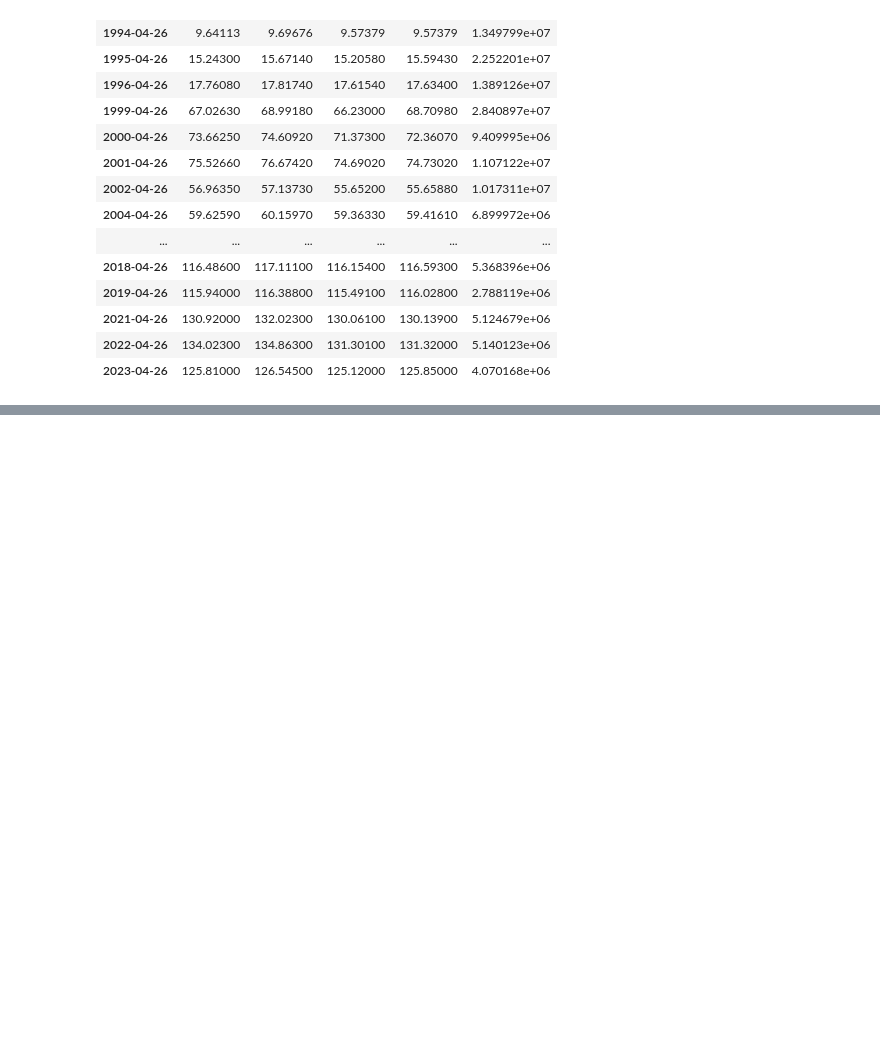
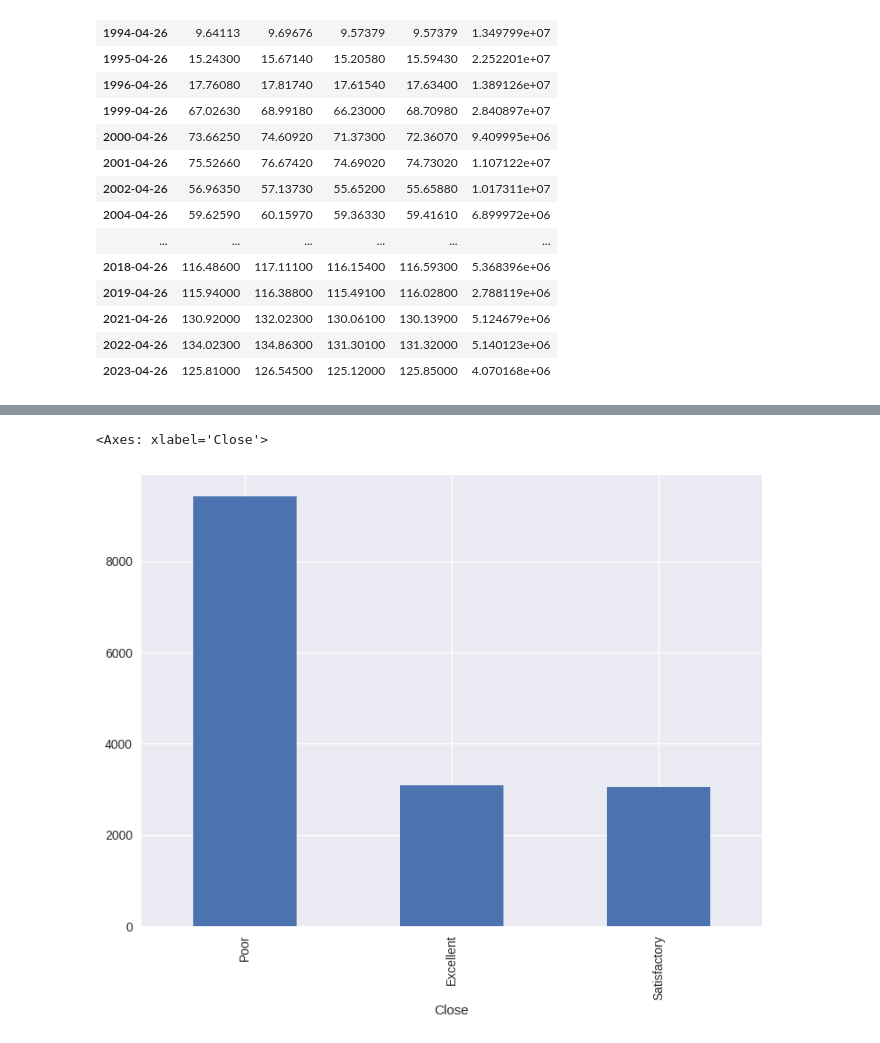
Before and after one commit to Johanhms/Practicas_Python, a Jupyter notebook: Data_Analysis_with_Pandas.ipynb, the cells around one changed output, grey strips where cells are left out. Cells and saved outputs as stored; diff of their text form; code cells hidden in the pictures; blank space fills up the shorter version.

```diff
--- a/Data_Analysis_with_Pandas.ipynb
+++ b/Data_Analysis_with_Pandas.ipynb
@@ -833,0 +883,12 @@ DatetimeIndex(['1962-04-01', '1962-04-01', '1962-04-01', '1962-04-01',
+# %%
+def rank_performance(stock_price):
+  if stock_price <= 50:
+    return "Poor"
+  elif stock_price > 50 and stock_price <= 100:
+    return "Satisfactory"
+  else:
+    return "Excellent"
+ibm["Close"].apply(rank_performance).value_counts().plot(kind="bar")
+# %% [output]
+<Axes: xlabel='Close'>
+[figure, added]
```
Also changed, not shown: parts of 14 cells of this notebook.
